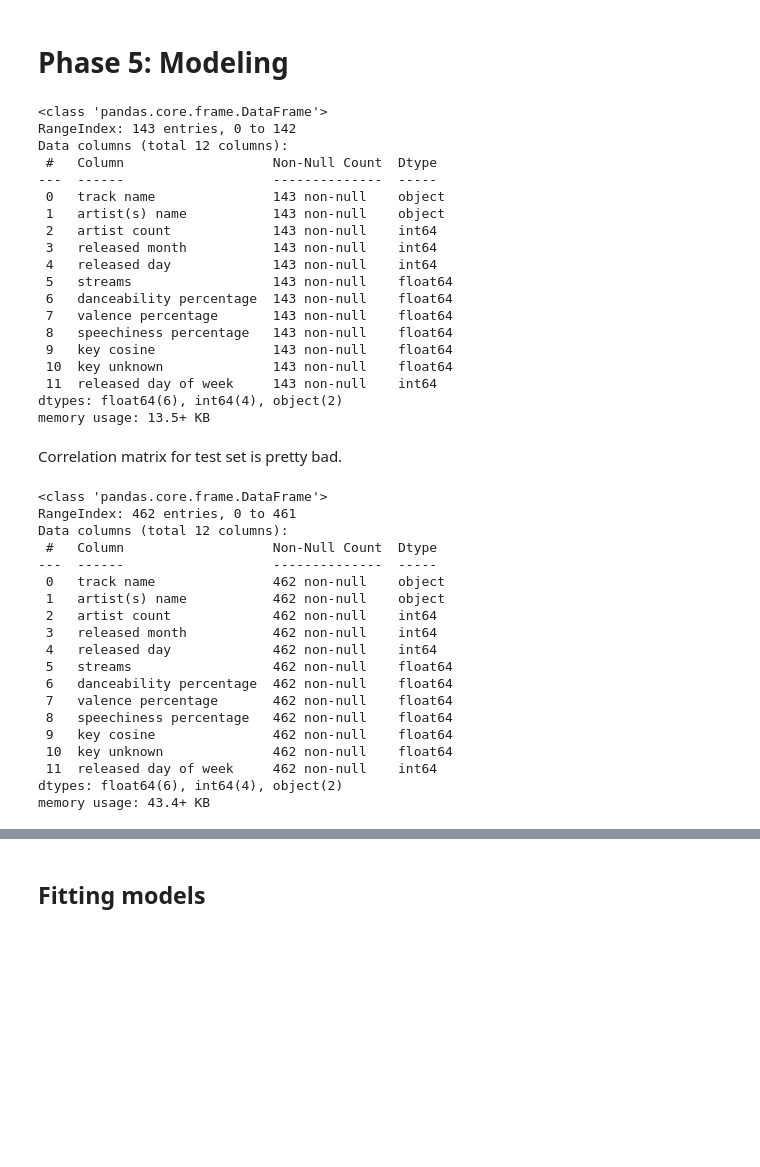
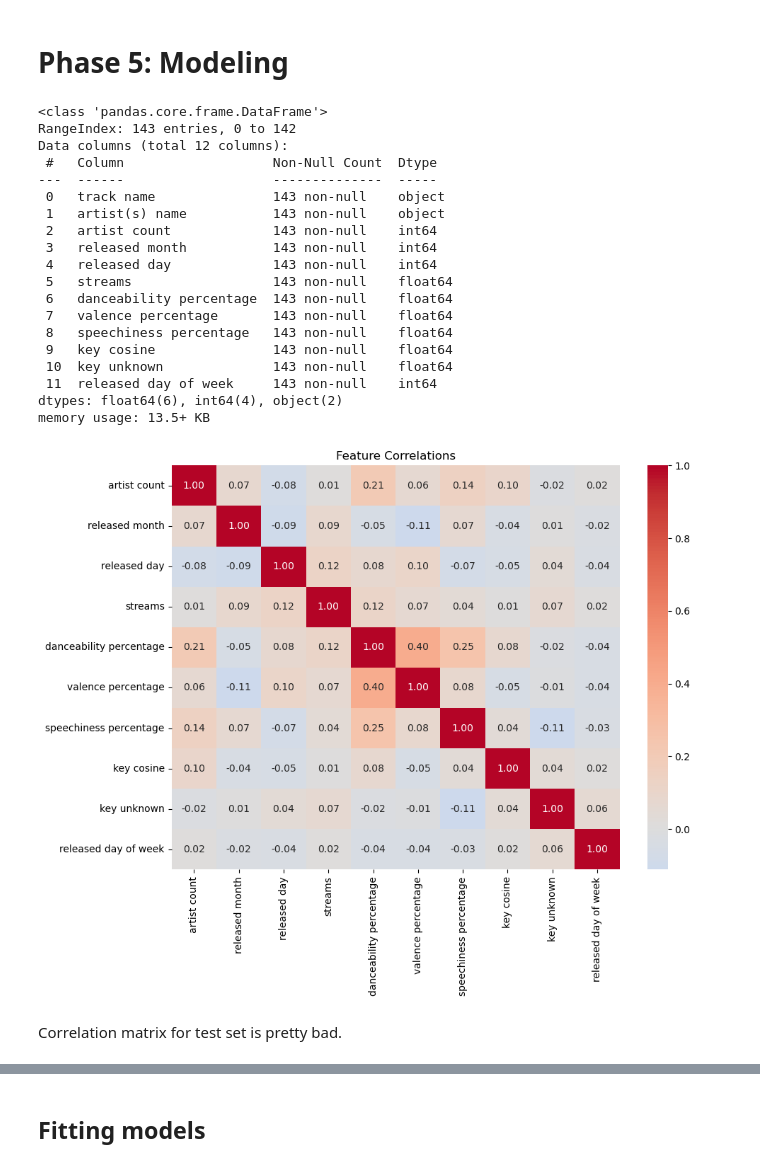
Before and after one commit to daoviethoang1402/audio-pop-corr-analysis, a Jupyter notebook: notebooks/notebook.ipynb, the cells around one changed output, grey strips where cells are left out. Cells and saved outputs as stored; diff of their text form; code cells hidden in the pictures; blank space fills up the shorter version.

```diff
--- a/notebooks/notebook.ipynb
+++ b/notebooks/notebook.ipynb
@@ -843,48 +867,30 @@ memory usage: 43.4+ KB
 # %%
 raw_test_set = pd.read_csv(f"{raw_data_path}/test_set.csv")
 test_set = clean_test_set(raw_test_set, standard_scaler, corr_lambda)
 test_set.info()
+
+
+draw_correlation_matrix(train_set)
 # %% [output]
 <class 'pandas.core.frame.DataFrame'>
 RangeIndex: 143 entries, 0 to 142
 Data columns (total 12 columns):
  #   Column                   Non-Null Count  Dtype
 ---  ------                   --------------  -----
  0   track name               143 non-null    object
  1   artist(s) name           143 non-null    object
  2   artist count             143 non-null    int64
  3   released month           143 non-null    int64
  4   released day             143 non-null    int64
  5   streams                  143 non-null    float64
  6   danceability percentage  143 non-null    float64
  7   valence percentage       143 non-null    float64
  8   speechiness percentage   143 non-null    float64
  9   key cosine               143 non-null    float64
  10  key unknown              143 non-null    float64
  11  released day of week     143 non-null    int64
 dtypes: float64(6), int64(4), object(2)
 memory usage: 13.5+ KB
+[figure, added]
 # %% [markdown]
 Correlation matrix for test set is pretty bad.
-# %%
-train_set.info()
-# %% [output]
-<class 'pandas.core.frame.DataFrame'>
-RangeIndex: 462 entries, 0 to 461
-Data columns (total 12 columns):
- #   Column                   Non-Null Count  Dtype
----  ------                   --------------  -----
- 0   track name               462 non-null    object
- 1   artist(s) name           462 non-null    object
- 2   artist count             462 non-null    int64
- 3   released month           462 non-null    int64
- 4   released day             462 non-null    int64
- 5   streams                  462 non-null    float64
- 6   danceability percentage  462 non-null    float64
- 7   valence percentage       462 non-null    float64
- 8   speechiness percentage   462 non-null    float64
- 9   key cosine               462 non-null    float64
- 10  key unknown              462 non-null    float64
- 11  released day of week     462 non-null    int64
-dtypes: float64(6), int64(4), object(2)
-memory usage: 43.4+ KB
```
Also changed, not shown: parts of 15 cells of this notebook, 6 other files.
